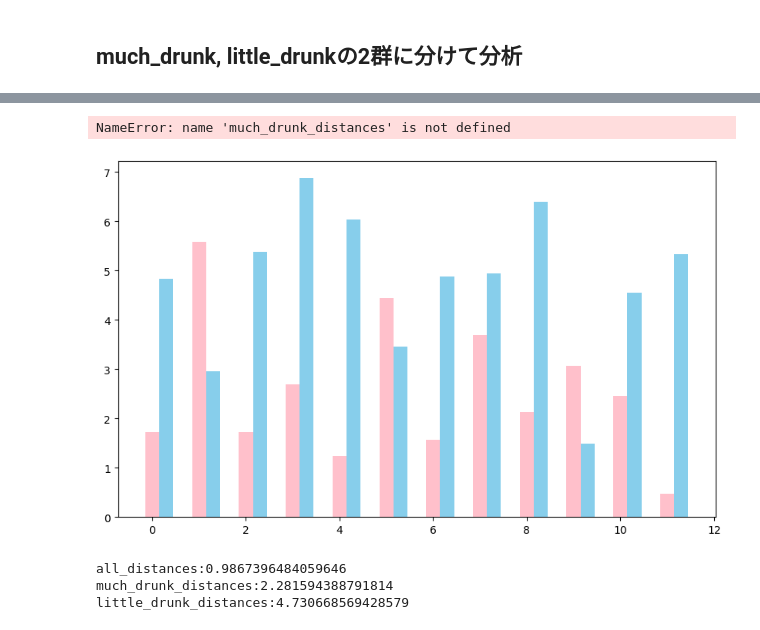
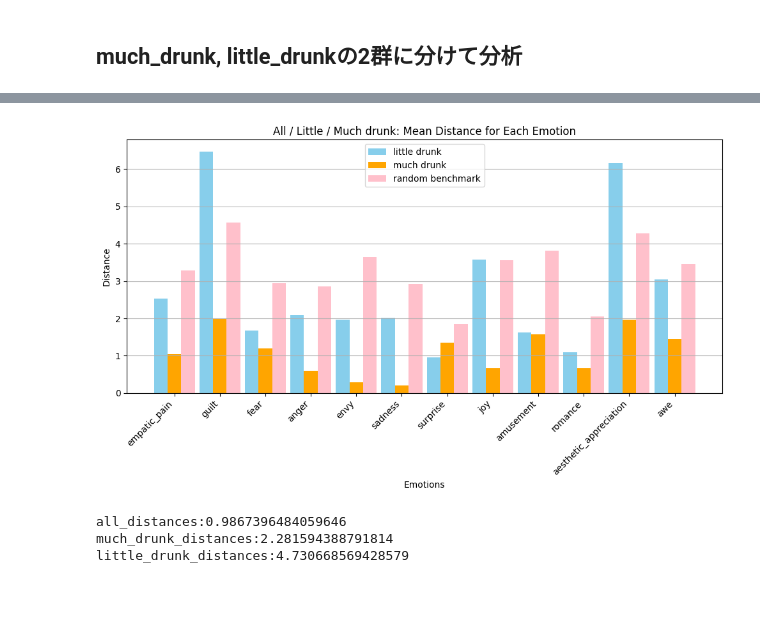
Before and after one commit to kentatkda/QualiaAnalysis, a Jupyter notebook: test_0708.ipynb, the cells around one changed output, grey strips where cells are left out. Saved outputs shown, nothing was run; the diff lists cells and outputs as text; code cells hidden in the pictures; blank space fills up the shorter version.

```diff
--- a/test_0708.ipynb
+++ b/test_0708.ipynb
@@ -251,0 +64,11 @@ Cluster 2: ['joy', 'romance', 'aesthetic_appreciation']
+# %%
+gen_random = GenerateRandomBenchmark(qualia_color=qualia_color)
+random_distances_list = list()
+for _ in range(4):
+    random_distances = gen_random.random_transfer(
+        iter_num=100,
+        plot_dim=3,
+        title='Embedding of Random -> Random'
+    )
+    random_distances_list.append(random_distances)
+save_(target=random_distances_list, file_path='./save_datas/random_distances.csv')
@@ -252,3 +112,7 @@ Cluster 2: ['joy', 'romance', 'aesthetic_appreciation']
+# %%
+import pandas as pd
+df = pd.DataFrame(random_distances_list)
+random_mean_distances = df.mean(axis=0).tolist()
 # %% [markdown]
 ## much_drunk, little_drunkの2群に分けて分析
 # %%
@@ -295,34 +169,34 @@ Cluster 2: ['envy']
 # %%
 # バーの幅と位置の設定
 emotions = list(qualia_color.keys())
 bar_width = 0.3
 index = np.arange(len(emotions))
 
 # グラフの作成
 fig, ax = plt.subplots(figsize=(10, 6))
 
 # 棒グラフの描画
-bar0 = ax.bar(index, all_distances, bar_width, label='all subjects', color='pink')
-bar1 = ax.bar(index + bar_width, little_drunk_distances, bar_width, label='little drunk', color='skyblue')
-bar2 = ax.bar(index + 2*bar_width, much_drunk_distances, bar_width, label='much drunk', color='orange')
+# bar0 = ax.bar(index, all_distances, bar_width, label='all subjects', color='pink')
+bar1 = ax.bar(index , little_drunk_distances, bar_width, label='little drunk', color='skyblue')
+bar2 = ax.bar(index + bar_width, much_drunk_distances, bar_width, label='much drunk', color='orange')
+bar3 = ax.bar(index +2*bar_width, random_mean_distances, bar_width, label='random benchmark', color='pink')
 
 # ラベルとタイトルの設定
 ax.set_xlabel('Emotions')
 ax.set_ylabel('Distance')
 ax.set_title('All / Little / Much drunk: Mean Distance for Each Emotion')
-ax.set_xticks(index + bar_width / 2)
+ax.set_xticks(index + bar_width)
 ax.set_xticklabels(emotions, rotation=45, ha='right')
 ax.legend()
 
 # グリッドの追加
 ax.grid(axis='y')
 
 # グラフの表示
 plt.tight_layout()
 plt.show()
 # %% [output]
-NameError: name 'much_drunk_distances' is not defined
-[figure, old version]
+[figure, new version]
 # %%
 print(f'all_distances:{sum(all_distances)/len(all_distances)}')
 print(f'much_drunk_distances:{sum(much_drunk_distances)/len(much_drunk_distances)}')
```
Also changed, not shown: parts of 21 cells of this notebook, 22 other files.
